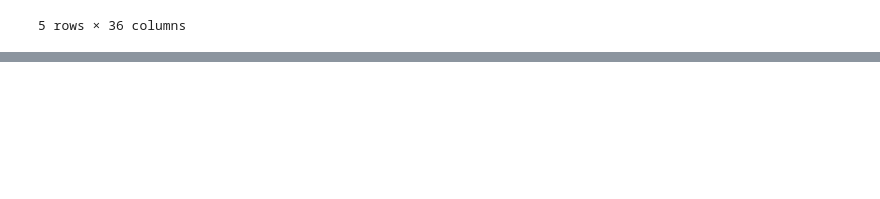
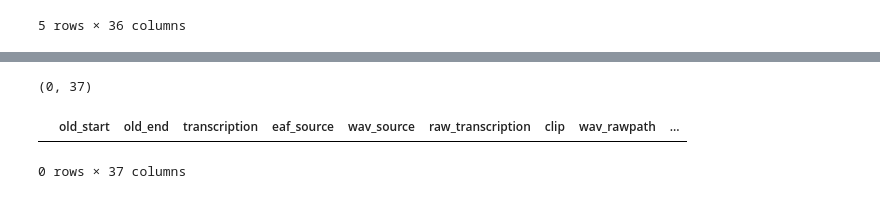
Before and after one commit to markjosims/malachor5, a Jupyter notebook: notebooks/split_dataset.ipynb, the cells around one changed output, grey strips where cells are left out. Drawn from its saved outputs; the diff is of its cells as text; code cells hidden in the pictures; blank space fills up the shorter version.

```diff
--- a/notebooks/split_dataset.ipynb
+++ b/notebooks/split_dataset.ipynb
@@ -280,0 +323,8 @@ df_sub.to_csv('../data/tira-code-mixed/metadata.csv',index=False)
+# %%
+merge_df=pd.merge(df_sub, vad_df, how='inner', on='path')
+print(merge_df.shape)
+merge_df.head()
+# %% [output]
+(0, 37)
+|  | old_start | old_end | transcription | eaf_source | wav_source | raw_transcription | clip | wav_rawpath | ... |
+0 rows × 37 columns
```
Also changed, not shown: parts of 5 cells of this notebook.
